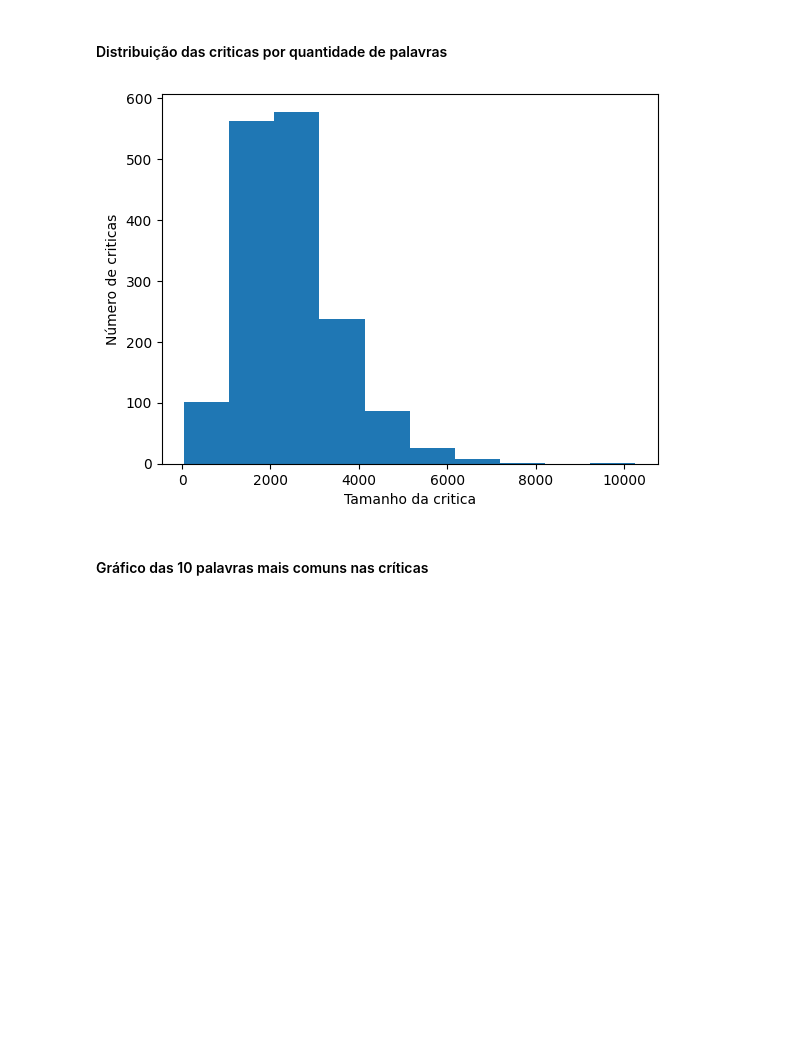
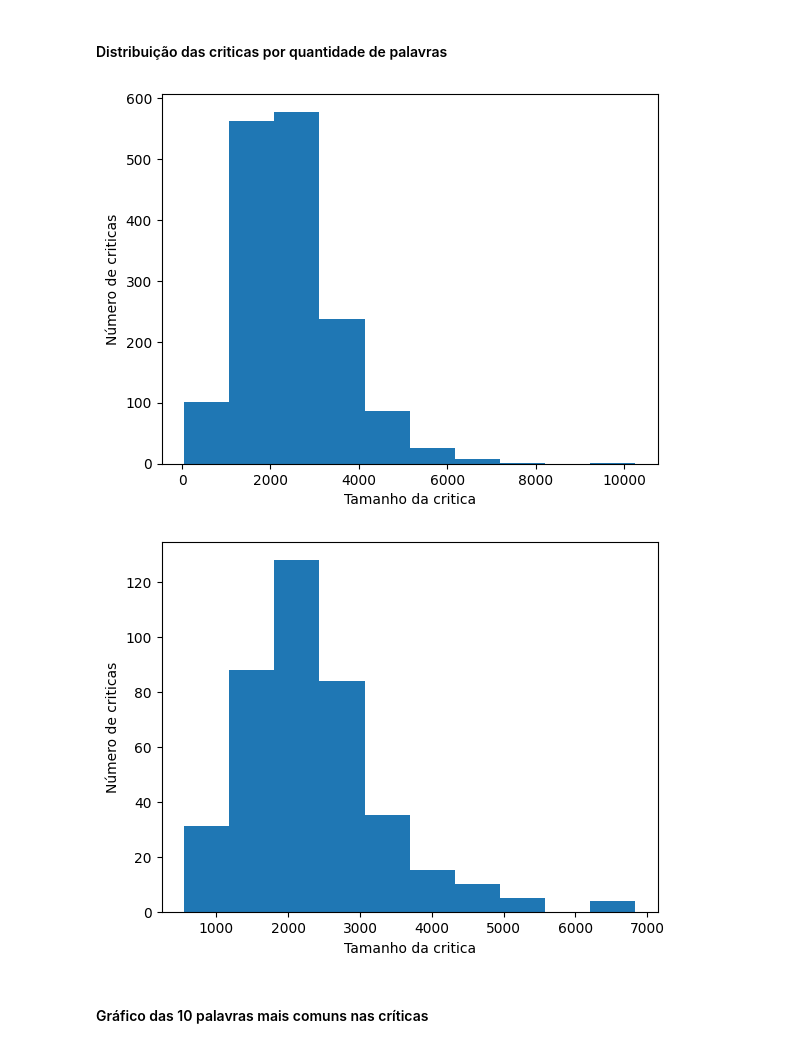
Before and after one commit to FabiadS/Trabalho-Topicos, a Jupyter notebook: trabalho.ipynb, the cells around one changed output. Saved outputs shown, nothing was run; the diff lists cells and outputs as text; code cells hidden in the pictures; blank space fills up the shorter version.

```diff
--- a/trabalho.ipynb
+++ b/trabalho.ipynb
@@ -224,16 +224,25 @@ df_test.head()
 ##### Contando o tamanho das criticas
 # %%
 sentence_lengths = [len(tokens) for tokens in df_train["clean_text"]]
+# %%
+sentence_lengths_test = [len(tokens) for tokens in df_test["clean_text"]]
 # %% [markdown]
 #### Distribuição das criticas por quantidade de palavras
 # %%
 fig = plt.figure()
 plt.xlabel('Tamanho da critica')
 plt.ylabel('Número de criticas')
 plt.hist(sentence_lengths)
 plt.show()
+
+fig = plt.figure()
+plt.xlabel('Tamanho da critica')
+plt.ylabel('Número de criticas')
+plt.hist(sentence_lengths_test)
+plt.show()
 # %% [output]
 [figure]
+[figure, added]
 # %% [markdown]
 #### Gráfico das 10 palavras mais comuns nas críticas
 # %%
```
Also changed, not shown: parts of 1 cell of this notebook.
